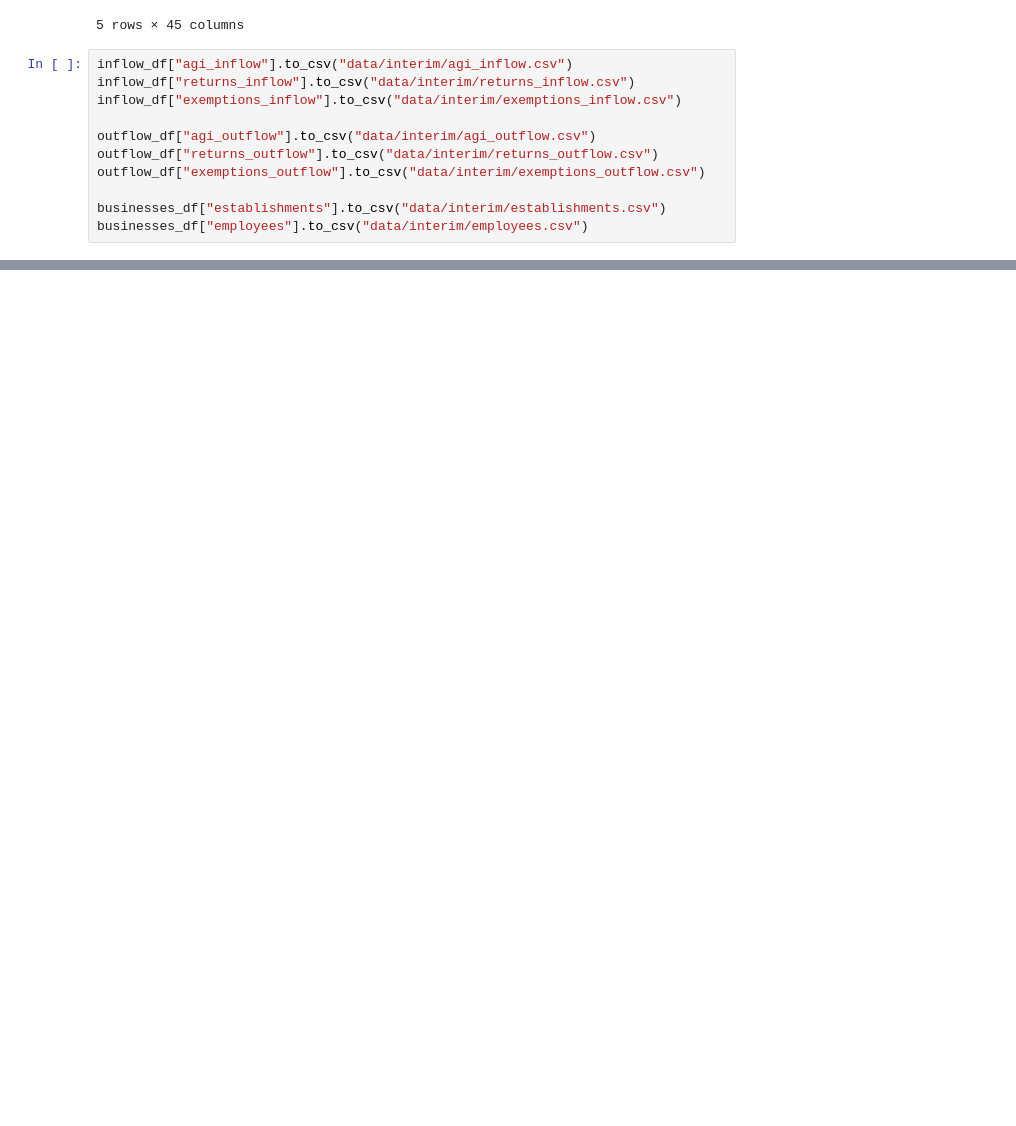
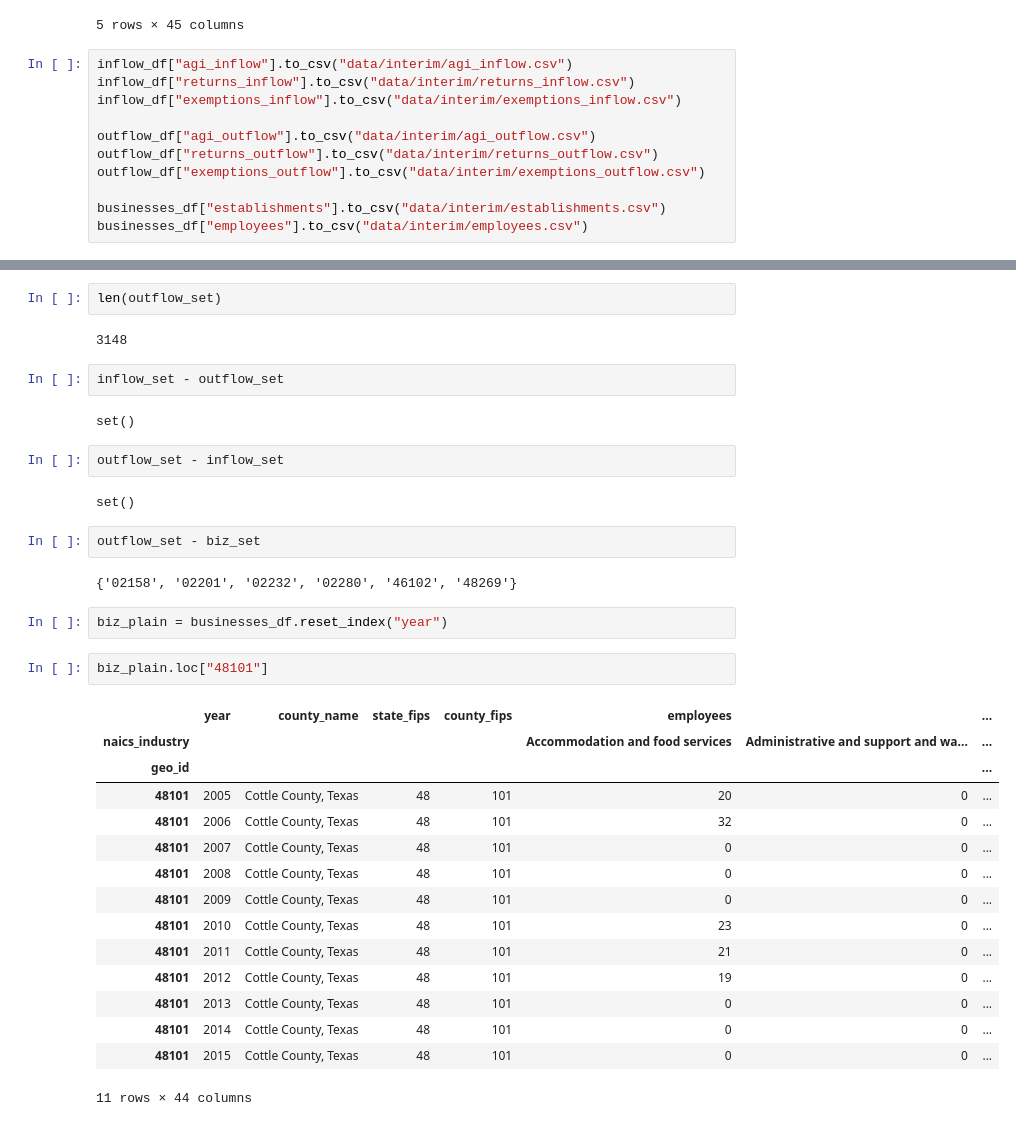
Before and after one commit to raymondgh/springboard-data-science, a Jupyter notebook: Capstone 1/DataWrangling.ipynb, the cells around one changed output, grey strips where cells are left out. Saved outputs shown, nothing was run; the diff lists cells and outputs as text; blank space fills up the shorter version.

```diff
--- a/Capstone 1/DataWrangling.ipynb
+++ b/Capstone 1/DataWrangling.ipynb
@@ -648,0 +671,36 @@ businesses_df["employees"].to_csv("data/interim/employees.csv")
+# %%
+len(outflow_set)
+# %% [output]
+3148
+# %%
+inflow_set - outflow_set
+# %% [output]
+set()
+# %%
+outflow_set - inflow_set
+# %% [output]
+set()
+# %%
+outflow_set - biz_set
+# %% [output]
+{'02158', '02201', '02232', '02280', '46102', '48269'}
+# %%
+biz_plain = businesses_df.reset_index("year")
+# %%
+biz_plain.loc["48101"]
+# %% [output]
+|  | year | county_name | state_fips | county_fips | employees |  | ... |
+| naics_industry |  |  |  |  | Accommodation and food services | Administrative and support and wa... | ... |
+| geo_id |  |  |  |  |  |  | ... |
+| 48101 | 2005 | Cottle County, Texas | 48 | 101 | 20 | 0 | ... |
+| 48101 | 2006 | Cottle County, Texas | 48 | 101 | 32 | 0 | ... |
+| 48101 | 2007 | Cottle County, Texas | 48 | 101 | 0 | 0 | ... |
+| 48101 | 2008 | Cottle County, Texas | 48 | 101 | 0 | 0 | ... |
+| 48101 | 2009 | Cottle County, Texas | 48 | 101 | 0 | 0 | ... |
+| 48101 | 2010 | Cottle County, Texas | 48 | 101 | 23 | 0 | ... |
+| 48101 | 2011 | Cottle County, Texas | 48 | 101 | 21 | 0 | ... |
+| 48101 | 2012 | Cottle County, Texas | 48 | 101 | 19 | 0 | ... |
+| 48101 | 2013 | Cottle County, Texas | 48 | 101 | 0 | 0 | ... |
+| 48101 | 2014 | Cottle County, Texas | 48 | 101 | 0 | 0 | ... |
+| 48101 | 2015 | Cottle County, Texas | 48 | 101 | 0 | 0 | ... |
+11 rows × 44 columns
```
Also changed, not shown: parts of 7 cells of this notebook, 1 other file.
